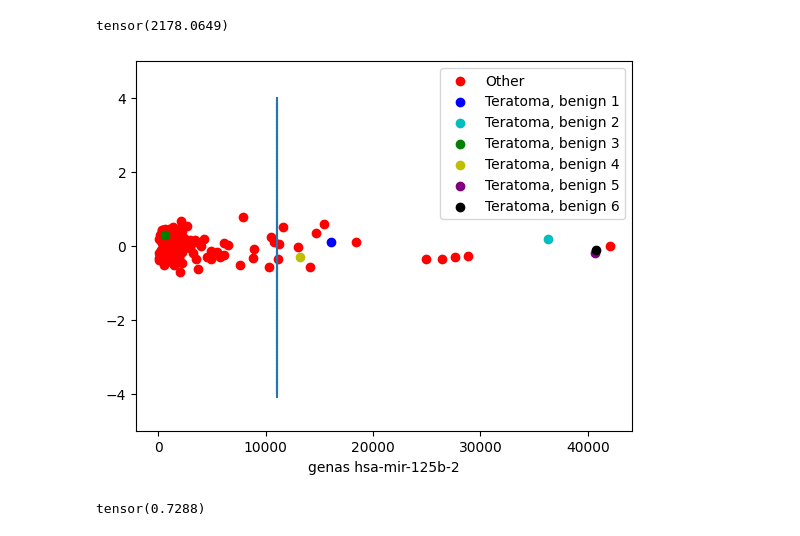
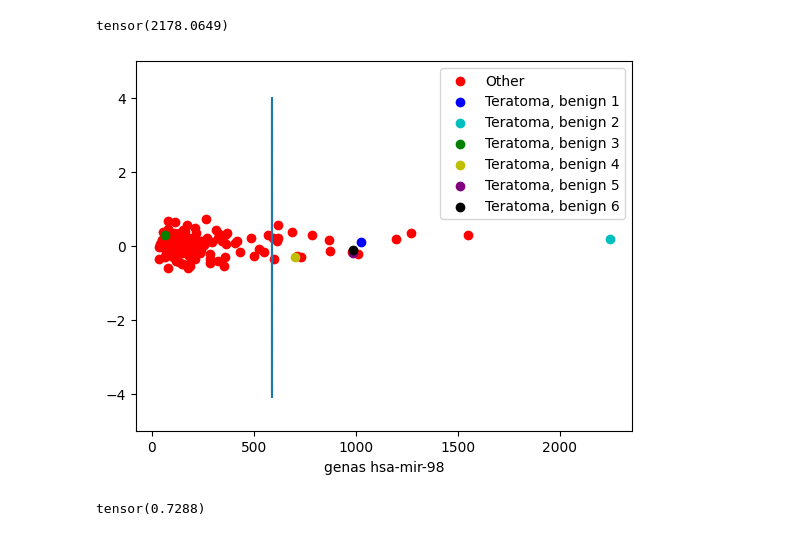
Before and after one commit to Ignas12345/Magistras_knygutes_ir_duomenys, a Jupyter notebook: knygutes/paskutinis_bandymas_klasifikuoti.ipynb, the cells around one changed output. Cells and saved outputs as stored; diff of their text form; code cells hidden in the pictures.

```diff
--- a/knygutes/paskutinis_bandymas_klasifikuoti.ipynb
+++ b/knygutes/paskutinis_bandymas_klasifikuoti.ipynb
@@ -311,23 +311,23 @@ print(shifted_biases[148])
 tensor(2178.0649)
 # %%
 #i=np.where(gene_ids == 'hsa-mir-520f')[0][0]
-i = 31
+i = 297
 
 
 plt.scatter(X[6:139, i], np.random.normal(scale=0.3, size = len(X[6:139, 0])), c = 'r', label = 'Other')
 plt.scatter(X[0, i], 0.1, c = 'b', label = 'Teratoma, benign 1')
 plt.scatter(X[1, i], 0.2, c = 'c', label = 'Teratoma, benign 2')
 plt.scatter(X[2, i], 0.3, c = 'g', label = 'Teratoma, benign 3')
 plt.scatter(X[3, i], -0.3, c = 'y', label = 'Teratoma, benign 4')
 plt.scatter(X[4, i], -0.2, c = 'purple', label = 'Teratoma, benign 5')
 plt.scatter(X[5, i], -0.1, c = 'k', label = 'Teratoma, benign 6')
 plt.scatter(np.ones(100) * shifted_biases[i].numpy(), np.arange(start = -4, stop = 4, step = 8 / 100), marker = '|')
 plt.xlabel('genas ' + str(gene_ids[i]))
 plt.ylim(-5, 5)
 plt.legend()
 plt.show()
 # %% [output]
-[figure, old version]
+[figure, new version]
 # %%
 i = 31
 
```
